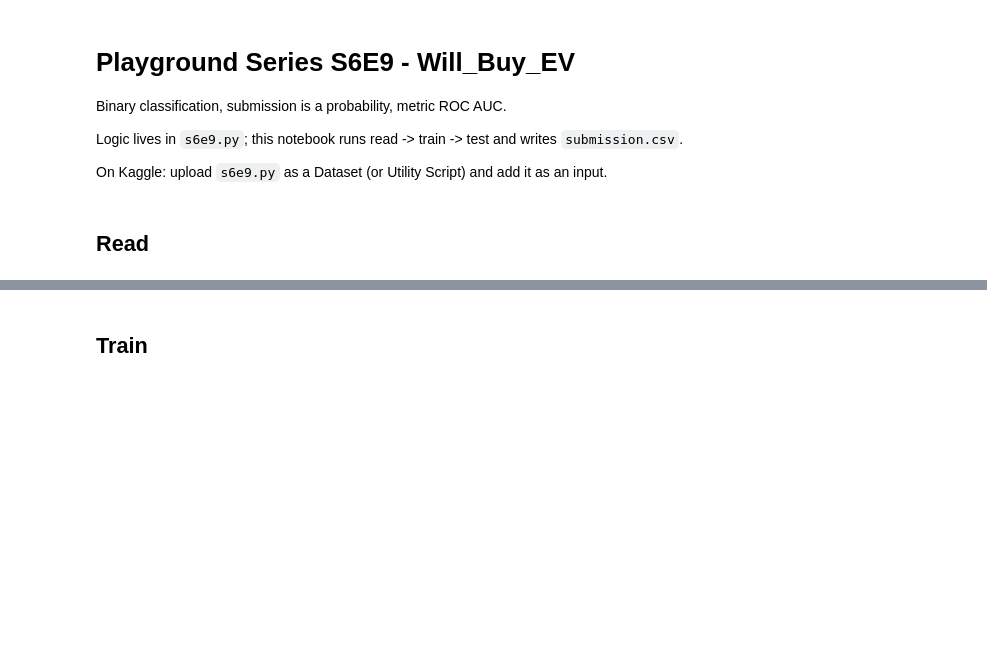
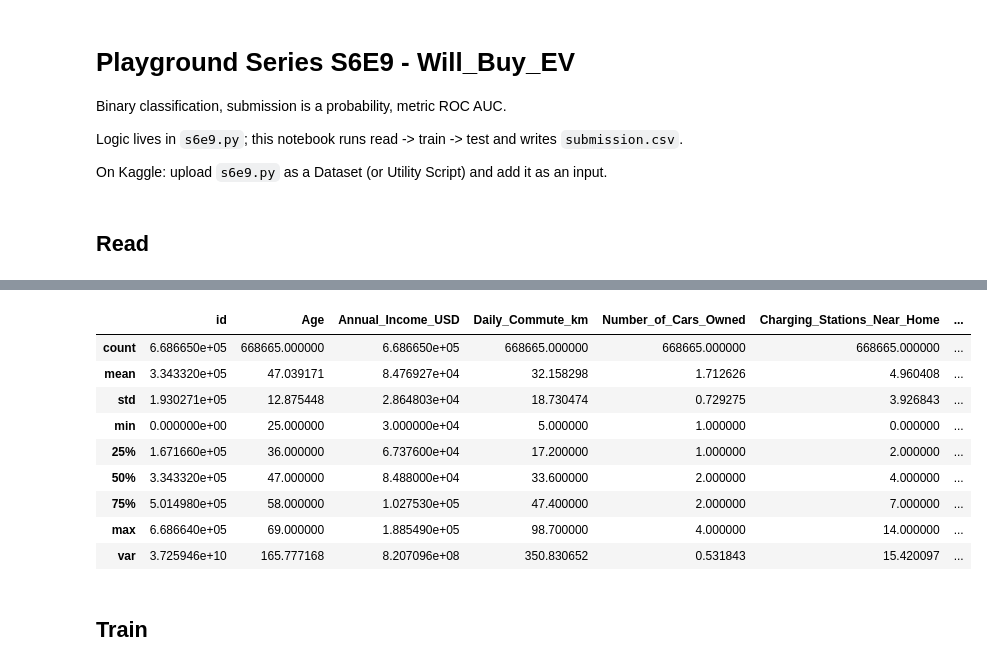
Before and after one commit to nbrock-kch/kaggle, a Jupyter notebook: playground-series-s6e9/s6e9.ipynb, the cells around one changed output, grey strips where cells are left out. Drawn from its saved outputs; the diff is of its cells as text; code cells hidden in the pictures; blank space fills up the shorter version.

```diff
--- a/playground-series-s6e9/s6e9.ipynb
+++ b/playground-series-s6e9/s6e9.ipynb
@@ -29,3 +35,45 @@ train.describe(include="all").T
+# %%
+# EDA
+eda = train.describe()
+
+# large outliers:
+# annual_income_usd,
+# daily_commute_km,
+# charging_stations_near_work
+
+# right skew:
+# number_of_cars_owned
+
+# small outliers:
+# daily_commute_km
+
+# left skew:
+# none
+
+# check variance
+var_df = pd.DataFrame([train[eda.columns].var().values], columns=eda.columns, index=['var'])
+eda = pd.concat([eda, var_df])
+eda
+
+# high variance:
+# age
+# daily_commute_km
+# charging_stations_near_work
+
+# noisy - outliers and variance issues:
+# charging_stations_near_work
+# daily_commute
+# %% [output]
+|  | id | Age | Annual_Income_USD | Daily_Commute_km | Number_of_Cars_Owned | Charging_Stations_Near_Home | ... |
+| count | 6.686650e+05 | 668665.000000 | 6.686650e+05 | 668665.000000 | 668665.000000 | 668665.000000 | ... |
+| mean | 3.343320e+05 | 47.039171 | 8.476927e+04 | 32.158298 | 1.712626 | 4.960408 | ... |
+| std | 1.930271e+05 | 12.875448 | 2.864803e+04 | 18.730474 | 0.729275 | 3.926843 | ... |
+| min | 0.000000e+00 | 25.000000 | 3.000000e+04 | 5.000000 | 1.000000 | 0.000000 | ... |
+| 25% | 1.671660e+05 | 36.000000 | 6.737600e+04 | 17.200000 | 1.000000 | 2.000000 | ... |
+| 50% | 3.343320e+05 | 47.000000 | 8.488000e+04 | 33.600000 | 2.000000 | 4.000000 | ... |
+| 75% | 5.014980e+05 | 58.000000 | 1.027530e+05 | 47.400000 | 2.000000 | 7.000000 | ... |
+| max | 6.686640e+05 | 69.000000 | 1.885490e+05 | 98.700000 | 4.000000 | 14.000000 | ... |
+| var | 3.725946e+10 | 165.777168 | 8.207096e+08 | 350.830652 | 0.531843 | 15.420097 | ... |
 # %%
 # feature plots: one panel per feature, distribution split by target
 import matplotlib.pyplot as plt
```
Also changed, not shown: parts of 8 cells of this notebook, 1 other file.
